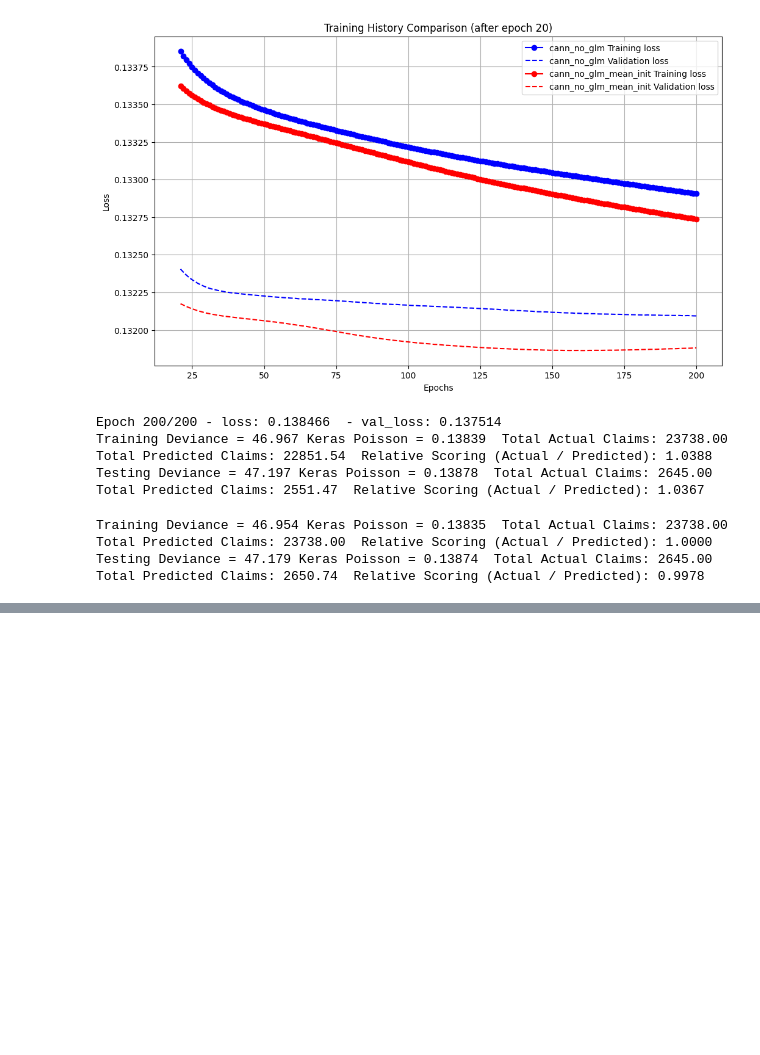
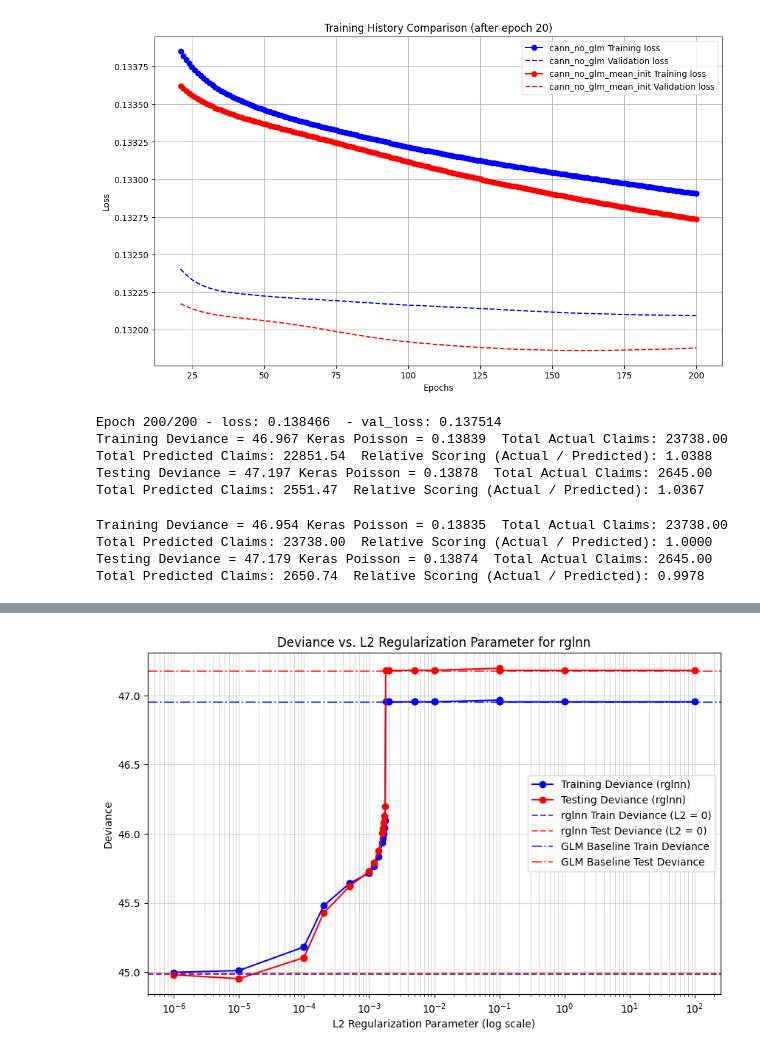
Before and after one commit to leovt/glm-nn-regularized, a Jupyter notebook: notebooks/project.ipynb, the cells around one changed output, grey strips where cells are left out. Cells and saved outputs as stored; diff of their text form; code cells hidden in the pictures; blank space fills up the shorter version.

```diff
--- a/notebooks/project.ipynb
+++ b/notebooks/project.ipynb
@@ -1024,3 +1152,6 @@ model_list.append(regularized_glm_nn('rglnn_no_train', mtpl, 'zero', glm1, 0.1,
 # %% [output]
 Training Deviance = 46.954 Keras Poisson = 0.13835  Total Actual Claims: 23738.00  Total Predicted Claims: 23738.00  Relative Scoring (Actual / Predicted): 1.0000
 Testing Deviance = 47.179 Keras Poisson = 0.13874  Total Actual Claims: 2645.00  Total Predicted Claims: 2650.74  Relative Scoring (Actual / Predicted): 0.9978
+# %%
+for reg in [0.0, 1e-6, 1e-5, 1e-4, 2e-4, 5e-4, 1e-3, 0.0012, 0.0014, 0.0016, 0.0018, 2e-3, 5e-3, 1e-2, 0.1, 1]:
+  model_list.append(regularized_glm_nn('rglnn', mtpl, 'zero', glm1, 0.1, 50000, 200, True, reg, f'regularized with L2={reg}'))
@@ -1027,4 +1176,4 @@ Testing Deviance = 47.179 Keras Poisson = 0.13874  Total Actual Claims: 2645.00
 # %%
-for reg in [0.0, 0.00001, 0.0001, 0.0005, 0.001, 0.002, 0.005, 0.01, 0.1, 100]:
+for reg in [0.00164, 0.00168, 0.00172, 0.00176]:
   model_list.append(regularized_glm_nn('rglnn', mtpl, 'zero', glm1, 0.1, 50000, 200, True, reg, f'regularized with L2={reg}'))
 # %% [output]
@@ -1047,0 +1244,42 @@ Testing Deviance = 47.182 Keras Poisson = 0.13874  Total Actual Claims: 2645.00
+# %%
+import matplotlib.pyplot as plt
+import numpy as np
+
+# Filter results to get the rglnn models with non-null numeric regularizers
+reg_models = results_df[results_df['name'] == 'rglnn'].copy()
+reg_models['regularizer'] = pd.to_numeric(reg_models['regularizer'], errors='coerce')
+reg_models = reg_models.dropna(subset=['regularizer']).sort_values('regularizer')
+
+# Separate zero regularization for plotting on log scale
+zero_reg = reg_models[reg_models['regularizer'] == 0.0]
+non_zero_reg = reg_models[reg_models['regularizer'] > 0.0]
+
+plt.figure(figsize=(10, 6))
+
+# Plot non-zero regularization values on a log scale
+plt.plot(non_zero_reg['regularizer'], non_zero_reg['train_deviance'], 'bo-', label='Training Deviance (rglnn)')
+plt.plot(non_zero_reg['regularizer'], non_zero_reg['test_deviance'], 'ro-', label='Testing Deviance (rglnn)')
+
+# Highlight the zero regularization case if it exists
+if not zero_reg.empty:
+    plt.axhline(y=zero_reg['train_deviance'].values[0], color='blue', linestyle='--', alpha=0.7, label='rglnn Train Deviance (L2 = 0)')
+    plt.axhline(y=zero_reg['test_deviance'].values[0], color='red', linestyle='--', alpha=0.7, label='rglnn Test Deviance (L2 = 0)')
+
+# Get the baseline GLM (glm1) deviances
+glm1_row = results_df[results_df['name'] == 'glm1']
+if not glm1_row.empty:
+    glm1_train = glm1_row['train_deviance'].values[0]
+    glm1_test = glm1_row['test_deviance'].values[0]
+    plt.axhline(y=glm1_train, color='blue', linestyle='-.', alpha=0.7, label='GLM Baseline Train Deviance')
+    plt.axhline(y=glm1_test, color='red', linestyle='-.', alpha=0.7, label='GLM Baseline Test Deviance')
+
+plt.xscale('log')
+plt.xlabel('L2 Regularization Parameter (log scale)')
+plt.ylabel('Deviance')
+plt.title('Deviance vs. L2 Regularization Parameter for rglnn')
+plt.legend()
+plt.grid(True, which="both", ls="-", alpha=0.5)
+plt.savefig('deviance_vs_reg.pdf')
+files.download('deviance_vs_reg.pdf')
+plt.show()
+# %% [output]
@@ -1047,0 +1288 @@ Testing Deviance = 47.182 Keras Poisson = 0.13874  Total Actual Claims: 2645.00
+[figure, added]
```
Also changed, not shown: parts of 29 cells of this notebook, 5 other files.
